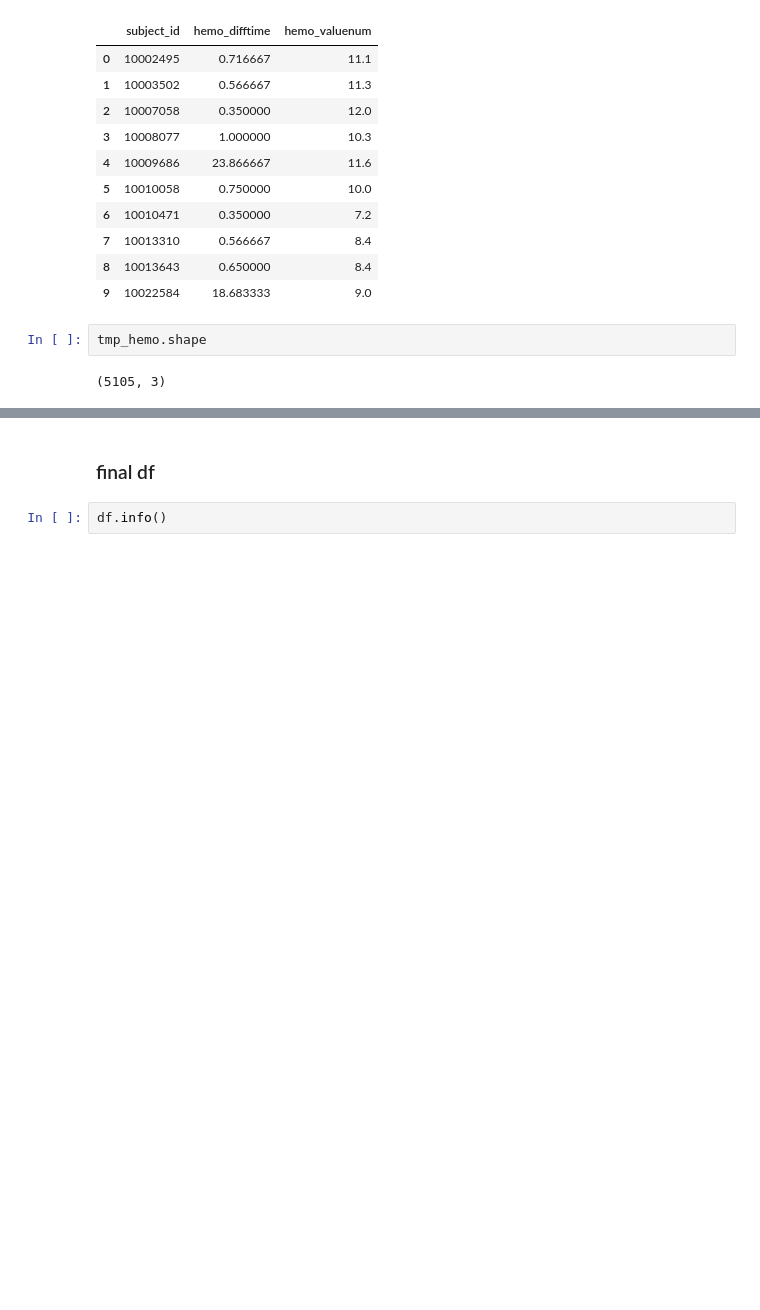
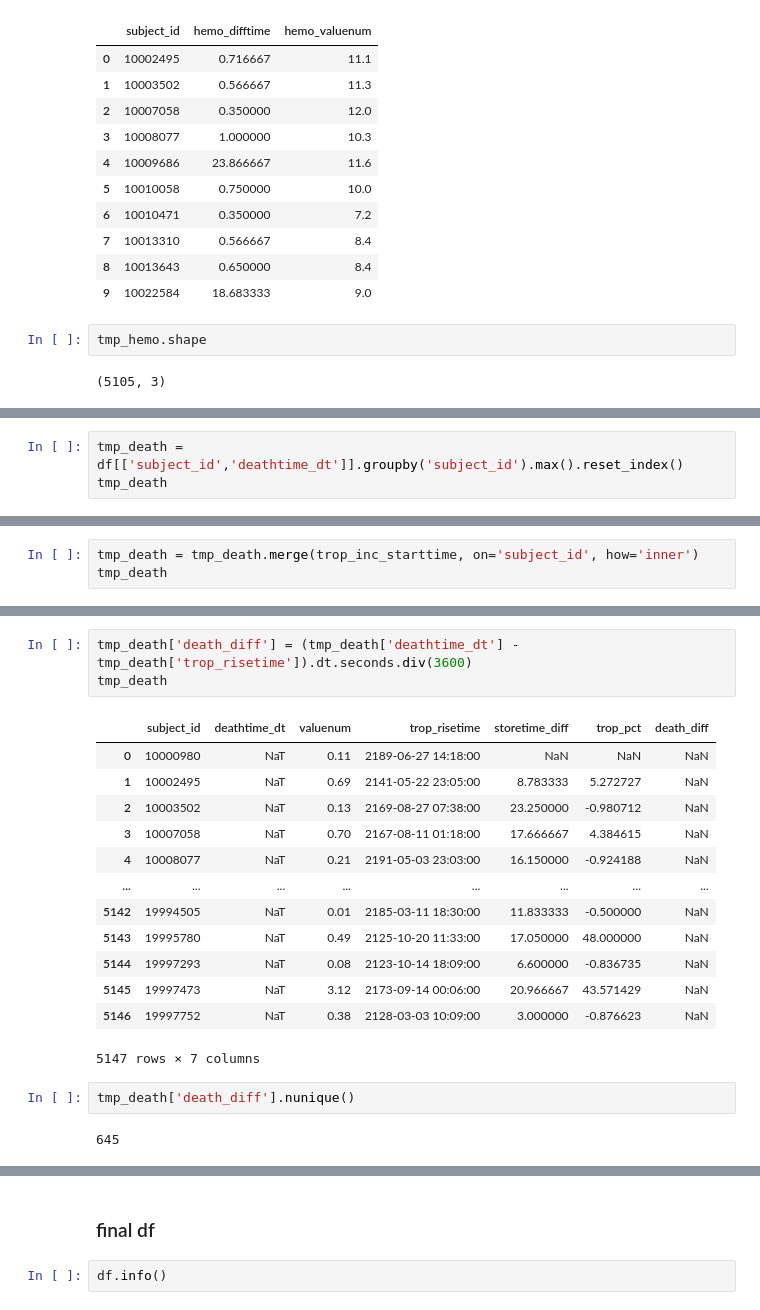
Before and after one commit to doscsy12/shade_22, a Jupyter notebook: datathon22_EDA_sy.ipynb, the cells around one changed output, grey strips where cells are left out. Drawn from its saved outputs; the diff is of its cells as text; blank space fills up the shorter version.

```diff
--- a/datathon22_EDA_sy.ipynb
+++ b/datathon22_EDA_sy.ipynb
@@ -761,0 +742,3 @@ tmp_hemo.shape
+# %%
+tmp_death = df[['subject_id','deathtime_dt']].groupby('subject_id').max().reset_index()
+tmp_death
@@ -761,0 +791,3 @@ tmp_hemo.shape
+# %%
+tmp_death = tmp_death.merge(trop_inc_starttime, on='subject_id', how='inner')
+tmp_death
@@ -761,0 +808,21 @@ tmp_hemo.shape
+# %%
+tmp_death['death_diff'] = (tmp_death['deathtime_dt'] - tmp_death['trop_risetime']).dt.seconds.div(3600)
+tmp_death
+# %% [output]
+|  | subject_id | deathtime_dt | valuenum | trop_risetime | storetime_diff | trop_pct | death_diff |
+| 0 | 10000980 | NaT | 0.11 | 2189-06-27 14:18:00 | NaN | NaN | NaN |
+| 1 | 10002495 | NaT | 0.69 | 2141-05-22 23:05:00 | 8.783333 | 5.272727 | NaN |
+| 2 | 10003502 | NaT | 0.13 | 2169-08-27 07:38:00 | 23.250000 | -0.980712 | NaN |
+| 3 | 10007058 | NaT | 0.70 | 2167-08-11 01:18:00 | 17.666667 | 4.384615 | NaN |
+| 4 | 10008077 | NaT | 0.21 | 2191-05-03 23:03:00 | 16.150000 | -0.924188 | NaN |
+| ... | ... | ... | ... | ... | ... | ... | ... |
+| 5142 | 19994505 | NaT | 0.01 | 2185-03-11 18:30:00 | 11.833333 | -0.500000 | NaN |
+| 5143 | 19995780 | NaT | 0.49 | 2125-10-20 11:33:00 | 17.050000 | 48.000000 | NaN |
+| 5144 | 19997293 | NaT | 0.08 | 2123-10-14 18:09:00 | 6.600000 | -0.836735 | NaN |
+| 5145 | 19997473 | NaT | 3.12 | 2173-09-14 00:06:00 | 20.966667 | 43.571429 | NaN |
+| 5146 | 19997752 | NaT | 0.38 | 2128-03-03 10:09:00 | 3.000000 | -0.876623 | NaN |
+5147 rows × 7 columns
+# %%
+tmp_death['death_diff'].nunique()
+# %% [output]
+645
```
Also changed, not shown: parts of 21 cells of this notebook.
